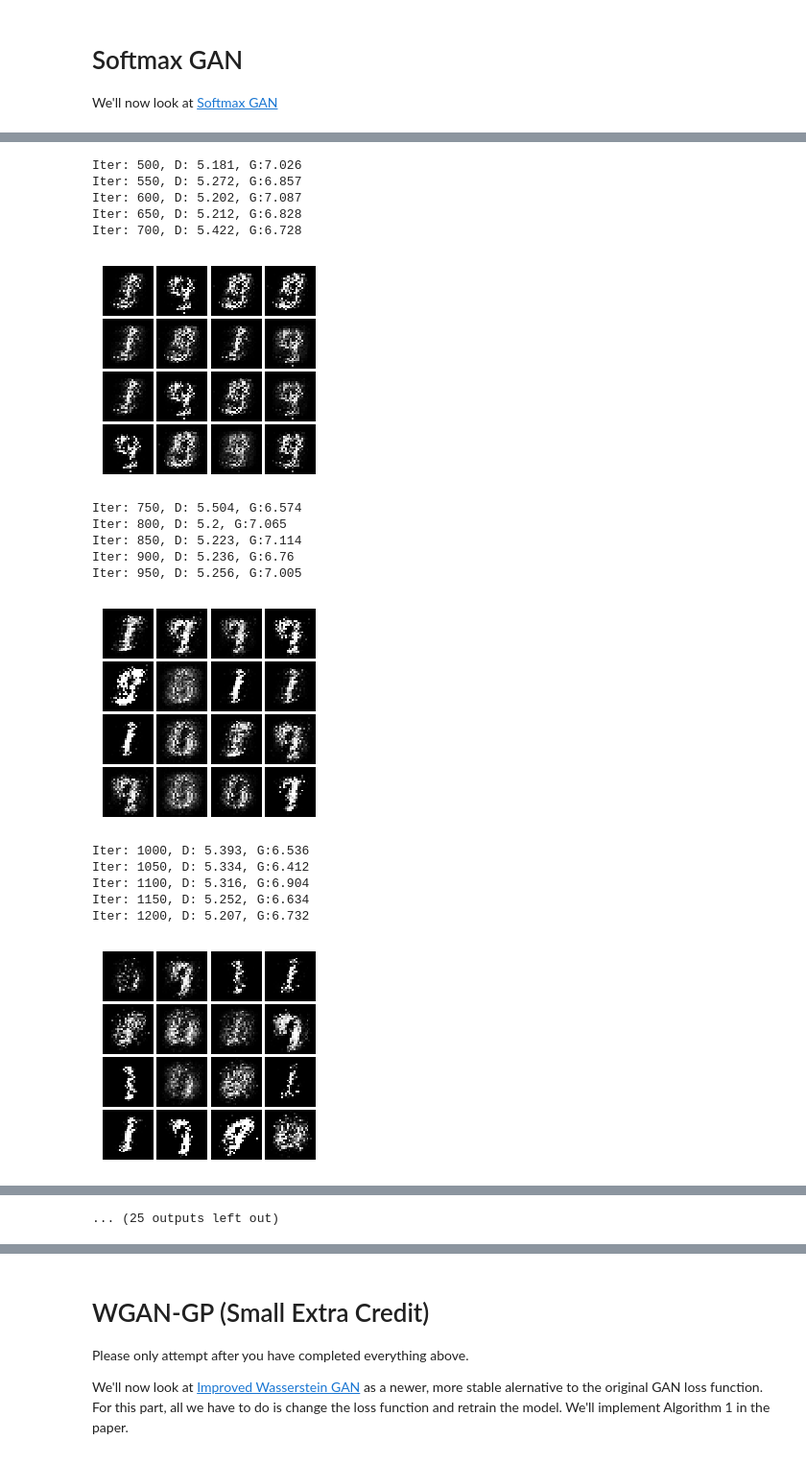
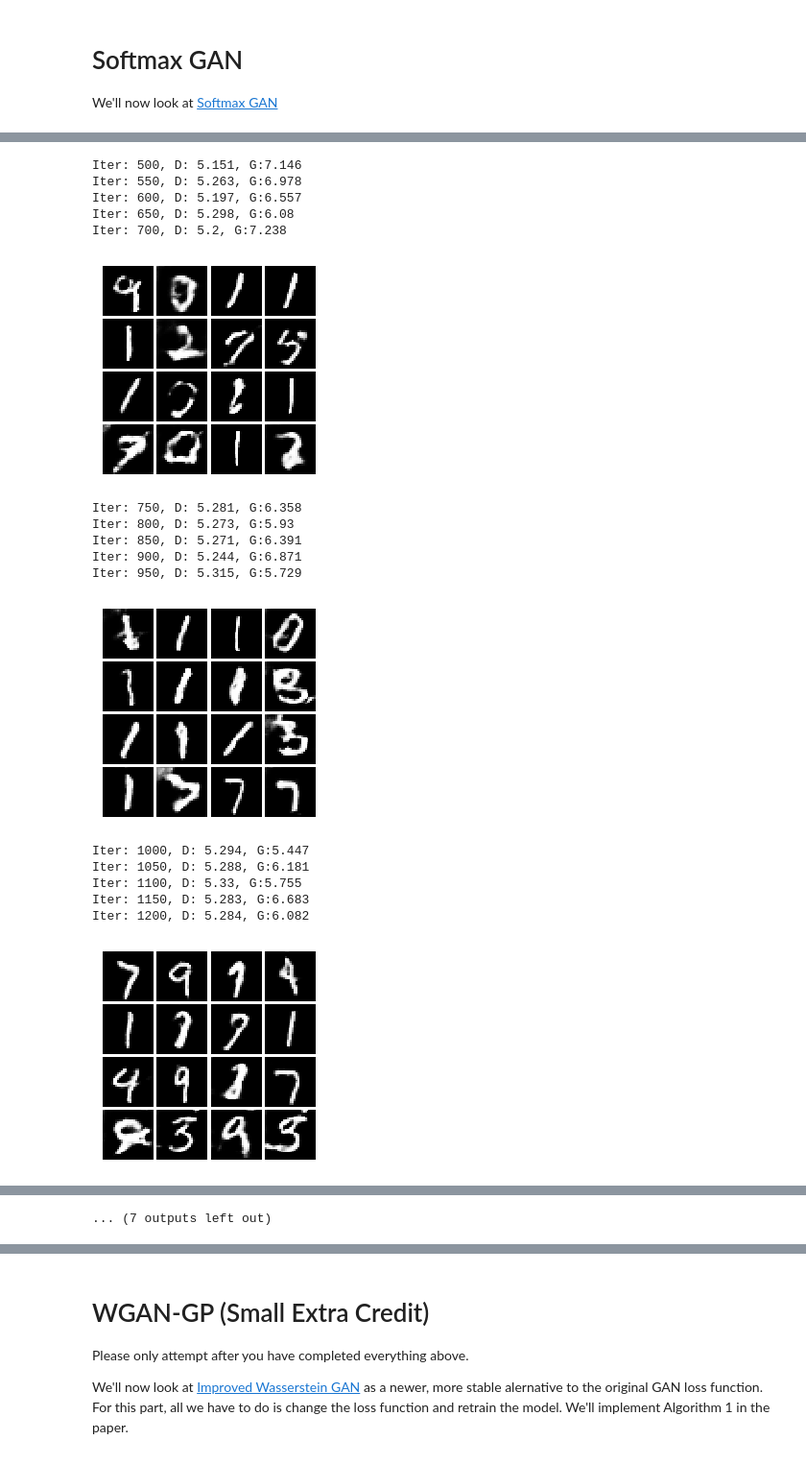
Before and after one commit to tingchunyeh/cnn, a Jupyter notebook: assignment3/GANs-TensorFlow.ipynb, the cells around one changed output, grey strips where cells are left out. Shown at 96% size. Saved outputs shown, nothing was run; the diff lists cells and outputs as text; code cells hidden in the pictures.

```diff
--- a/assignment3/GANs-TensorFlow.ipynb
+++ b/assignment3/GANs-TensorFlow.ipynb
@@ -767,13 +768,15 @@ def softmax_loss(score_real, score_fake):
     - G_loss: generator loss scalar
     """
 
-    t_D = 1./128
-    t_G = 1./(2*128)
+    t_D = tf.shape(score_real)[0]
+    t_G = tf.shape(score_fake)[0]
+    t_D = tf.cast(t_D, tf.float32)
+    t_G =tf.cast(t_G, tf.float32)
 
     Z = tf.reduce_sum(tf.exp(-score_real)) + tf.reduce_sum(tf.exp(-score_fake))
     logZ = tf.log(Z)
 
-    D_loss = tf.reduce_sum(t_D*score_real) + logZ
-    G_loss = tf.reduce_sum(t_G*score_fake) + tf.reduce_sum(t_G*score_fake) + logZ
+    D_loss = tf.reduce_sum(score_real/t_D) + logZ
+    G_loss = tf.reduce_sum(score_fake/t_G) + tf.reduce_sum(score_fake/t_G) + logZ
 
     return D_loss, G_loss
@@ -784,5 +783,35 @@ G_train_step = G_solver.minimize(G_loss, var_list=G_vars)
+# %%
+tf.reset_default_graph()
+
+batch_size = 128
+# our noise dimension
+noise_dim = 96
+
+# placeholders for images from the training dataset
+x = tf.placeholder(tf.float32, [None, 784])
+z = sample_noise(batch_size, noise_dim)
+# generated images
+G_sample = generator(z)
+
+with tf.variable_scope("") as scope:
+    #scale images to be -1 to 1
+    logits_real = discriminator(preprocess_img(x))
+    # Re-use discriminator weights on new inputs
+    scope.reuse_variables()
+    logits_fake = discriminator(G_sample)
+
+# Get the list of variables for the discriminator and generator
+D_vars = tf.get_collection(tf.GraphKeys.TRAINABLE_VARIABLES,'discriminator')
+G_vars = tf.get_collection(tf.GraphKeys.TRAINABLE_VARIABLES,'generator')
+
+D_solver,G_solver = get_solvers()
+D_loss, G_loss = softmax_loss(logits_real, logits_fake)
+D_train_step = D_solver.minimize(D_loss, var_list=D_vars)
+G_train_step = G_solver.minimize(G_loss, var_list=G_vars)
+D_extra_step = tf.get_collection(tf.GraphKeys.UPDATE_OPS,'discriminator')
+G_extra_step = tf.get_collection(tf.GraphKeys.UPDATE_OPS,'generator')
 # %%
 with get_session() as sess:
     sess.run(tf.global_variables_initializer())
-    run_a_gan(sess, G_train_step, G_loss, D_train_step, D_loss, G_extra_step, D_extra_step)
+    run_a_gan(sess, G_train_step, G_loss, D_train_step, D_loss, G_extra_step, D_extra_step, num_epoch=5)
 # %% [output]
@@ -802,18 +831,18 @@ Iter: 450, D: 5.357, G:6.636
-Iter: 500, D: 5.181, G:7.026
-Iter: 550, D: 5.272, G:6.857
-Iter: 600, D: 5.202, G:7.087
-Iter: 650, D: 5.212, G:6.828
-Iter: 700, D: 5.422, G:6.728
+Iter: 500, D: 5.151, G:7.146
+Iter: 550, D: 5.263, G:6.978
+Iter: 600, D: 5.197, G:6.557
+Iter: 650, D: 5.298, G:6.08
+Iter: 700, D: 5.2, G:7.238
-[figure, old version]
+[figure, new version]
-Iter: 750, D: 5.504, G:6.574
-Iter: 800, D: 5.2, G:7.065
-Iter: 850, D: 5.223, G:7.114
-Iter: 900, D: 5.236, G:6.76
-Iter: 950, D: 5.256, G:7.005
+Iter: 750, D: 5.281, G:6.358
+Iter: 800, D: 5.273, G:5.93
+Iter: 850, D: 5.271, G:6.391
+Iter: 900, D: 5.244, G:6.871
+Iter: 950, D: 5.315, G:5.729
-[figure, old version]
+[figure, new version]
-Iter: 1000, D: 5.393, G:6.536
-Iter: 1050, D: 5.334, G:6.412
-Iter: 1100, D: 5.316, G:6.904
-Iter: 1150, D: 5.252, G:6.634
-Iter: 1200, D: 5.207, G:6.732
+Iter: 1000, D: 5.294, G:5.447
+Iter: 1050, D: 5.288, G:6.181
+Iter: 1100, D: 5.33, G:5.755
+Iter: 1150, D: 5.283, G:6.683
+Iter: 1200, D: 5.284, G:6.082
-[figure, old version]
+[figure, new version]
@@ -825 +854 @@ Iter: 1450, D: 5.337, G:6.588
-... (25 outputs left out)
+... (7 outputs left out)
```
Also changed, not shown: parts of 6 cells of this notebook.
